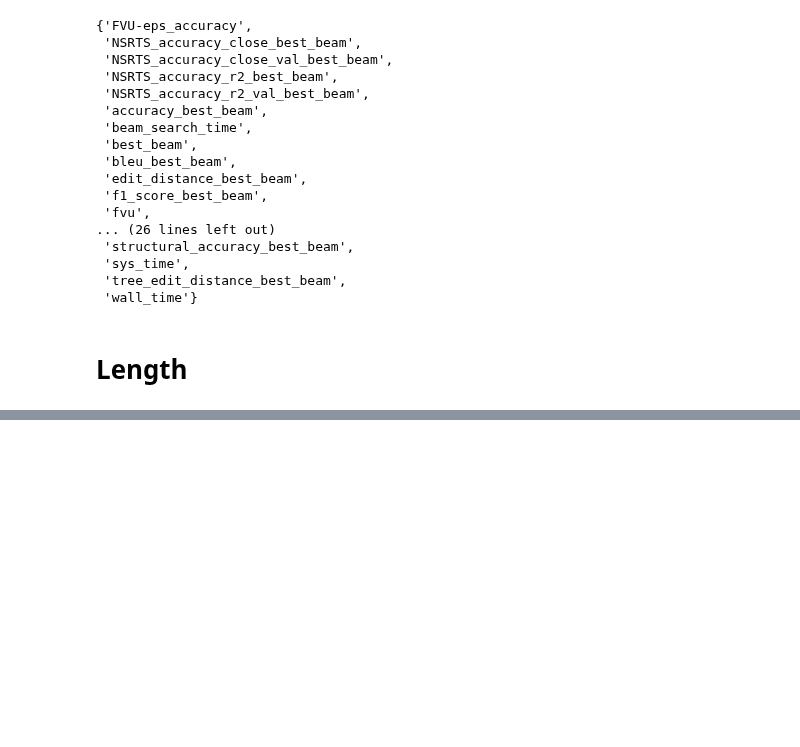
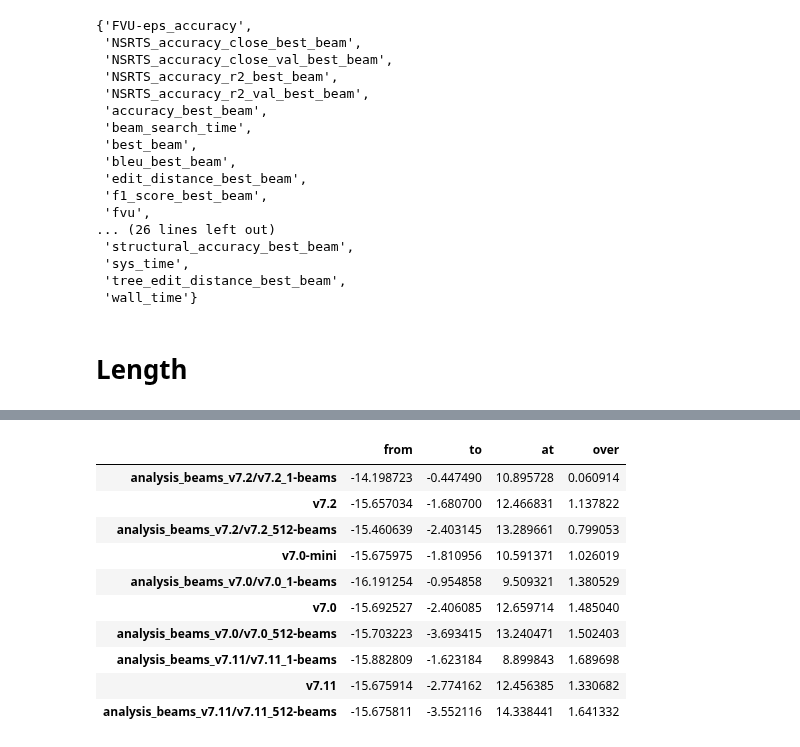
Before and after one commit to psaegert/flash-ansr, a Jupyter notebook: experimental/eval/fvu_vs_length_comparison.ipynb, the cells around one changed output, grey strips where cells are left out. Cells and saved outputs as stored; diff of their text form; code cells hidden in the pictures; blank space fills up the shorter version.

```diff
--- a/experimental/eval/fvu_vs_length_comparison.ipynb
+++ b/experimental/eval/fvu_vs_length_comparison.ipynb
@@ -416,0 +485,22 @@ fig.tight_layout()
+# %%
+results = {}
+
+for r, (axes_row, base_model) in enumerate(zip(axes, ['v7.2', 'v7.0', 'v7.11'])):
+    for c, (ax, size, size_name) in enumerate(zip(axes_row, ['-mini', '', '-large'], ['Mini', 'Base', 'Large'])):
+        for beam_width, color in zip([1, 32, 512], ['tab:blue', 'k', 'tab:red']):
+            if beam_width == 32:
+                model = base_model + size
+            else:
+                model = f'analysis_beams_{base_model}{size}/{base_model}{size}_{beam_width}-beams'
+
+            if not model in fvu_at_lengths:
+                continue
+
+            x = fvu_at_lengths[model]['pool_15']['index']
+            y = fvu_at_lengths[model]['pool_15']['median']
+            y_transformed = np.log10(y)
+            y_err = (np.log10(fvu_at_lengths[model]['pool_15']['upper']) - np.log10(fvu_at_lengths[model]['pool_15']['lower'])) / 2
+            # Gaussian Error Propagation
+            y_err_transformed = y_err / (y * np.log(10)) + 1
+
+            results[model] = minimize(loss_fn, [-16, -3, 10, 2], args=(x, y_transformed), method='Nelder-Mead')
@@ -416,0 +509,16 @@ fig.tight_layout()
+# %%
+df = pd.DataFrame(params).T
+df.columns = ['from', 'to', 'at', 'over']
+df
+# %% [output]
+|  | from | to | at | over |
+| analysis_beams_v7.2/v7.2_1-beams | -14.198723 | -0.447490 | 10.895728 | 0.060914 |
+| v7.2 | -15.657034 | -1.680700 | 12.466831 | 1.137822 |
+| analysis_beams_v7.2/v7.2_512-beams | -15.460639 | -2.403145 | 13.289661 | 0.799053 |
+| v7.0-mini | -15.675975 | -1.810956 | 10.591371 | 1.026019 |
+| analysis_beams_v7.0/v7.0_1-beams | -16.191254 | -0.954858 | 9.509321 | 1.380529 |
+| v7.0 | -15.692527 | -2.406085 | 12.659714 | 1.485040 |
+| analysis_beams_v7.0/v7.0_512-beams | -15.703223 | -3.693415 | 13.240471 | 1.502403 |
+| analysis_beams_v7.11/v7.11_1-beams | -15.882809 | -1.623184 | 8.899843 | 1.689698 |
+| v7.11 | -15.675914 | -2.774162 | 12.456385 | 1.330682 |
+| analysis_beams_v7.11/v7.11_512-beams | -15.675811 | -3.552116 | 14.338441 | 1.641332 |
```
Also changed, not shown: parts of 10 cells of this notebook, 24 other files.
